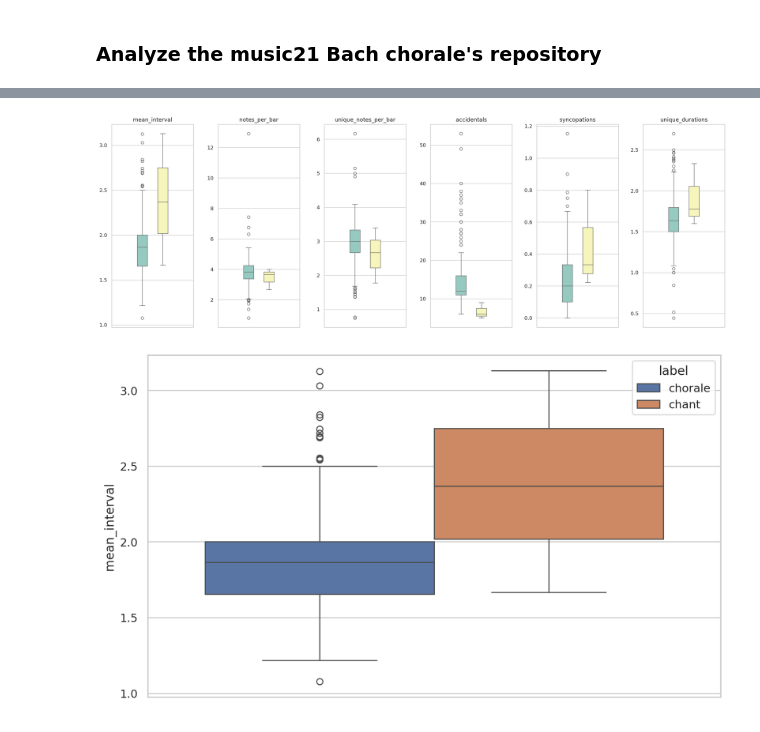
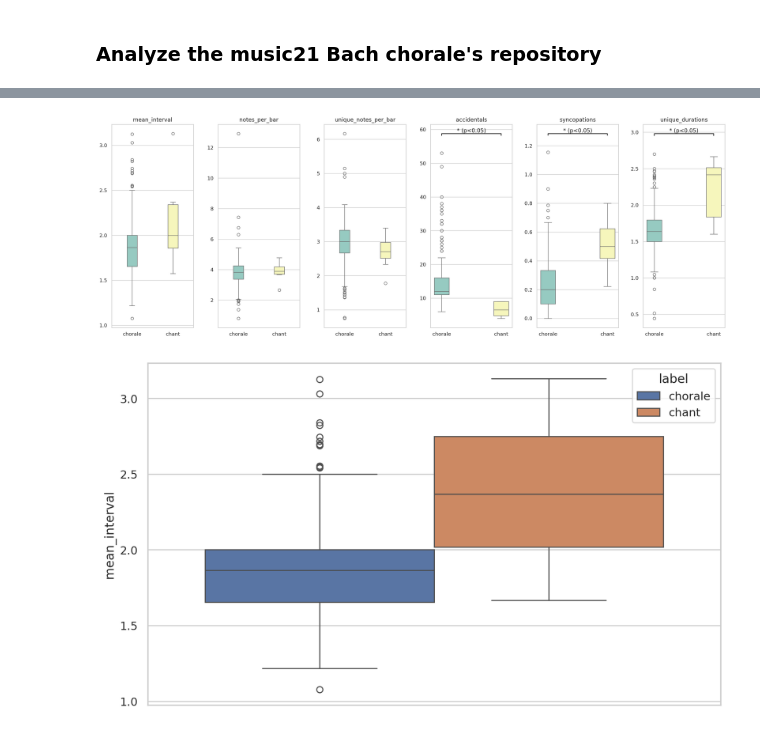
Before and after one commit to angelmf97/stadiumchants, a Jupyter notebook: notebook.ipynb, the cells around one changed output, grey strips where cells are left out. Cells and saved outputs as stored; diff of their text form; code cells hidden in the pictures.

Commit message:
p-values added to the plots

```diff
--- a/notebook.ipynb
+++ b/notebook.ipynb
@@ -59,26 +56,39 @@ display(results_df)
 # %%
 
 import seaborn as sns
 import matplotlib.pyplot as plt
+from scipy.stats import mannwhitneyu
+import numpy as np
 
 sns.set(style="whitegrid")
 import matplotlib.pyplot as plt
 fig, axes = plt.subplots(1, 6, figsize=(24, 8))
 plt.subplots_adjust(wspace=0.3)
 
 
+
 metrics = ['mean_interval', 'notes_per_bar', 'unique_notes_per_bar',
           'accidentals', 'syncopations', 'unique_durations']
+results_df.dropna(subset=metrics, inplace=True)
 
 for ax, metric in zip(axes, metrics):
-    sns.boxplot(data=results_df, y=metric, hue="label", ax=ax, gap=0.5, width=0.5, legend=False, palette="Set3")
+    sns.boxplot(data=results_df, y=metric, x="label", hue="label", ax=ax, gap=0.5, width=0.5, legend=False, palette="Set3")
+
+    # Copute Mann-Whitney U test
+    groups = results_df.groupby("label")[metric].apply(list)
+    W, p = mannwhitneyu(groups["chant"], groups["chorale"])
+
+    # Add significance annotation
+    y_offset = ax.get_ylim()[1]/20
+    u.add_stat_significance(ax, [(0, 1)], [p], y_offset=y_offset, y_increment=y_offset, h=y_offset/5)
+
     ax.set_xlabel('')
     ax.set_ylabel('')
     ax.set_title(metric)
 
 plt.show()
 # %% [output]
-[figure, old version]
+[figure, new version]
 # %%
 
 import seaborn as sns
```
Also changed, not shown: parts of 2 cells of this notebook, 1 other file.
